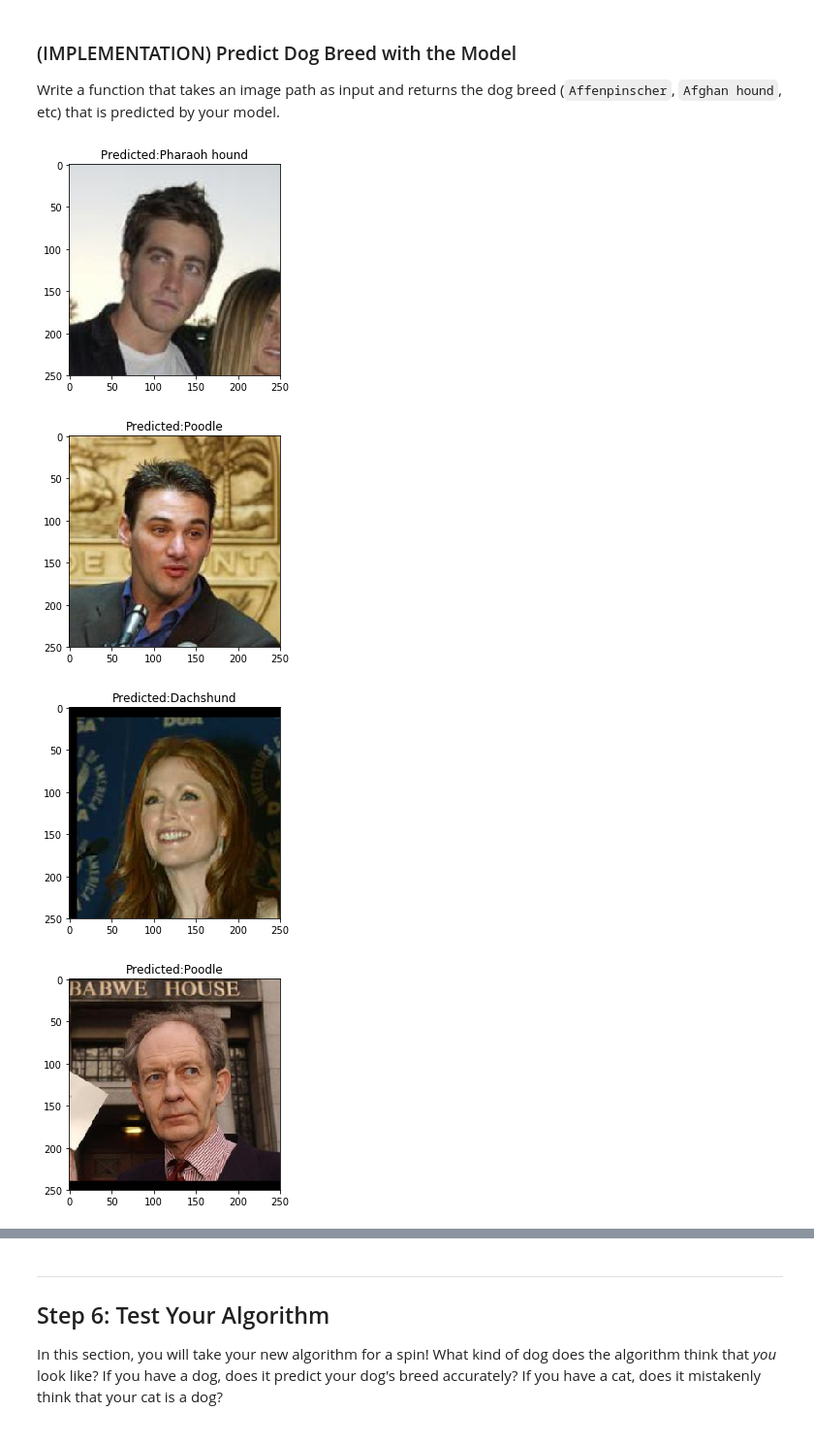
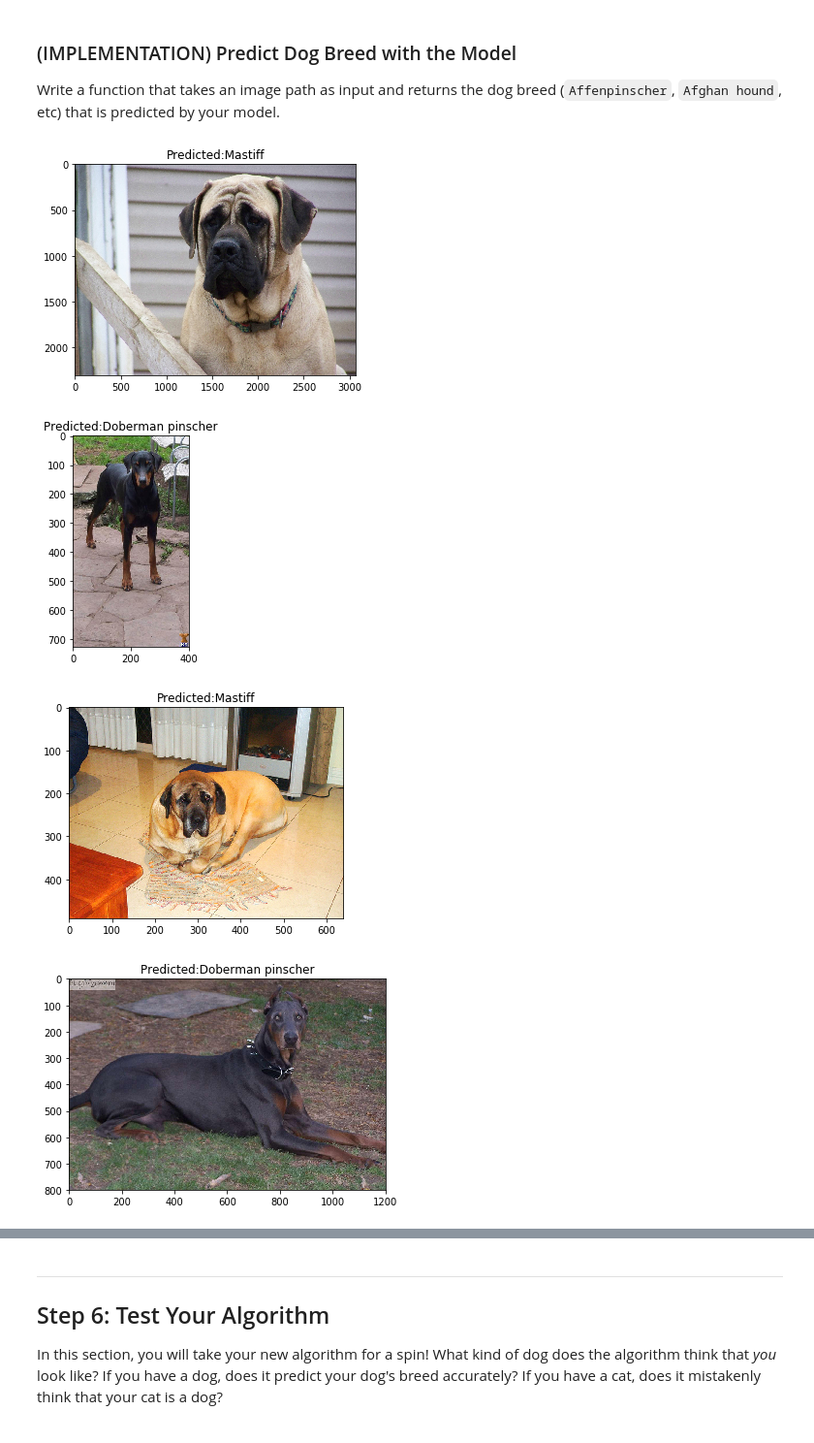
Before and after one commit to mohamedassemshalabi/Dog-Breed-Classification-Project, a Jupyter notebook: dog_app.ipynb, the cells around one changed output, grey strips where cells are left out. Shown at 97% size. Saved outputs shown, nothing was run; the diff lists cells and outputs as text; code cells hidden in the pictures.

Commit message:
Check model performance with new images

```diff
--- a/dog_app.ipynb
+++ b/dog_app.ipynb
@@ -361,13 +360,32 @@ batch_size = 25
 valid_size = 0.2
 
 # convert data to a normalized torch.FloatTensor
-transform = transforms.Compose([transforms.Resize(size=224),       #Resize the iamge to be (224x224)
+#transform = transforms.Compose([transforms.Resize(size=224),       #Resize the iamge to be (224x224)
+#                                transforms.CenterCrop((224,224)),
+#                                transforms.RandomHorizontalFlip(), # randomly flip
+#                                transforms.RandomRotation(10),     # randomly Rotate
+#                                transforms.ToTensor(),
+#                                transforms.Normalize(mean=[0.485, 0.456, 0.406], std=[0.229, 0.224, 0.225])])
+
+
+# convert data to a normalized torch.FloatTensor
+transform = { 'train_transformer': transforms.Compose([transforms.Resize(size=224),       #Resize the iamge to be (224x224)
                                 transforms.CenterCrop((224,224)),
                                 transforms.RandomHorizontalFlip(), # randomly flip
                                 transforms.RandomRotation(10),     # randomly Rotate
                                 transforms.ToTensor(),
-                                transforms.Normalize(mean=[0.485, 0.456, 0.406], std=[0.229, 0.224, 0.225])])
+                                transforms.Normalize(mean=[0.485, 0.456, 0.406], std=[0.229, 0.224, 0.225])]),
 
+             'test_transformer': transforms.Compose([transforms.Resize(size=(224,224)),       #Resize the iamge to be (224x224)
+                                transforms.ToTensor(),
+                                transforms.Normalize(mean=[0.485, 0.456, 0.406], std=[0.229, 0.224, 0.225])]),
+
+             'valid_transformer': transforms.Compose([transforms.Resize(size=(224,224)),       #Resize the iamge to be (224x224)
+                                transforms.CenterCrop((224,224)),
+                                transforms.ToTensor(),
+                                transforms.Normalize(mean=[0.485, 0.456, 0.406], std=[0.229, 0.224, 0.225])]),
+
+}
 
 # Define dir of train and test and valid datasets
 data_dir = '/data/dog_images/'
@@ -382,11 +400,11 @@ test_data_dir  = os.path.join(data_dir,'test/')
 valid_data_dir = os.path.join(data_dir,'valid/')
 
 # choose the train and test and valid datasets
-train_data = datasets.ImageFolder(train_data_dir,transform=transform)
+train_data = datasets.ImageFolder(train_data_dir,transform=transform['train_transformer'])
 
-test_data  = datasets.ImageFolder(test_data_dir,transform=transform)
+test_data  = datasets.ImageFolder(test_data_dir,transform=transform['test_transformer'])
 
-valid_data = datasets.ImageFolder(valid_data_dir,transform=transform)
+valid_data = datasets.ImageFolder(valid_data_dir,transform=transform['valid_transformer'])
 
 
 # Define data loaders for training, validation, and test sets
@@ -784,7 +801,7 @@ Use the next code cell to specify a [loss function](http://pytorch.org/docs/mast
 import torch.optim as optim
 
 criterion_transfer = nn.CrossEntropyLoss()
-optimizer_transfer = optim.SGD(model_transfer.fc.parameters(), lr=0.001)
+optimizer_transfer = optim.Adam(model_transfer.fc.parameters(), lr=0.0001)
 # %% [markdown]
 ### (IMPLEMENTATION) Train and Validate the Model
 
@@ -867,5 +884,5 @@ def train(n_epochs, loaders, model, optimizer, criterion, use_cuda, save_path):
     # return trained model
     return model
 # %%
-model_transfer = train(30, loaders_transfer, model_transfer, optimizer_transfer, criterion_transfer, use_cuda, 'model_transfer.pt')
+model_transfer = train(25, loaders_transfer, model_transfer, optimizer_transfer, criterion_transfer, use_cuda, 'model_transfer.pt')
 # %% [output]
@@ -934,18 +951,18 @@ def display_image(img_path, title="Title"):
 # %%
 import random
 
 human_files_short = human_files[:100]
 dog_files_short = dog_files[:100]
 
 # check the dog pred function
-for image in random.sample(list(human_files_short), 4):
+for image in random.sample(list(dog_files_short), 4):
     predicted_breed = predict_breed_transfer(image)
     display_image(image, title=f"Predicted:{predicted_breed}")
 # %% [output]
-[figure, old version]
+[figure, new version]
-[figure, old version]
+[figure, new version]
-[figure, old version]
+[figure, new version]
-[figure, old version]
+[figure, new version]
 # %% [markdown]
 ---
 <a id='step5'></a>
```
Also changed, not shown: parts of 13 cells of this notebook, 8 other files.
